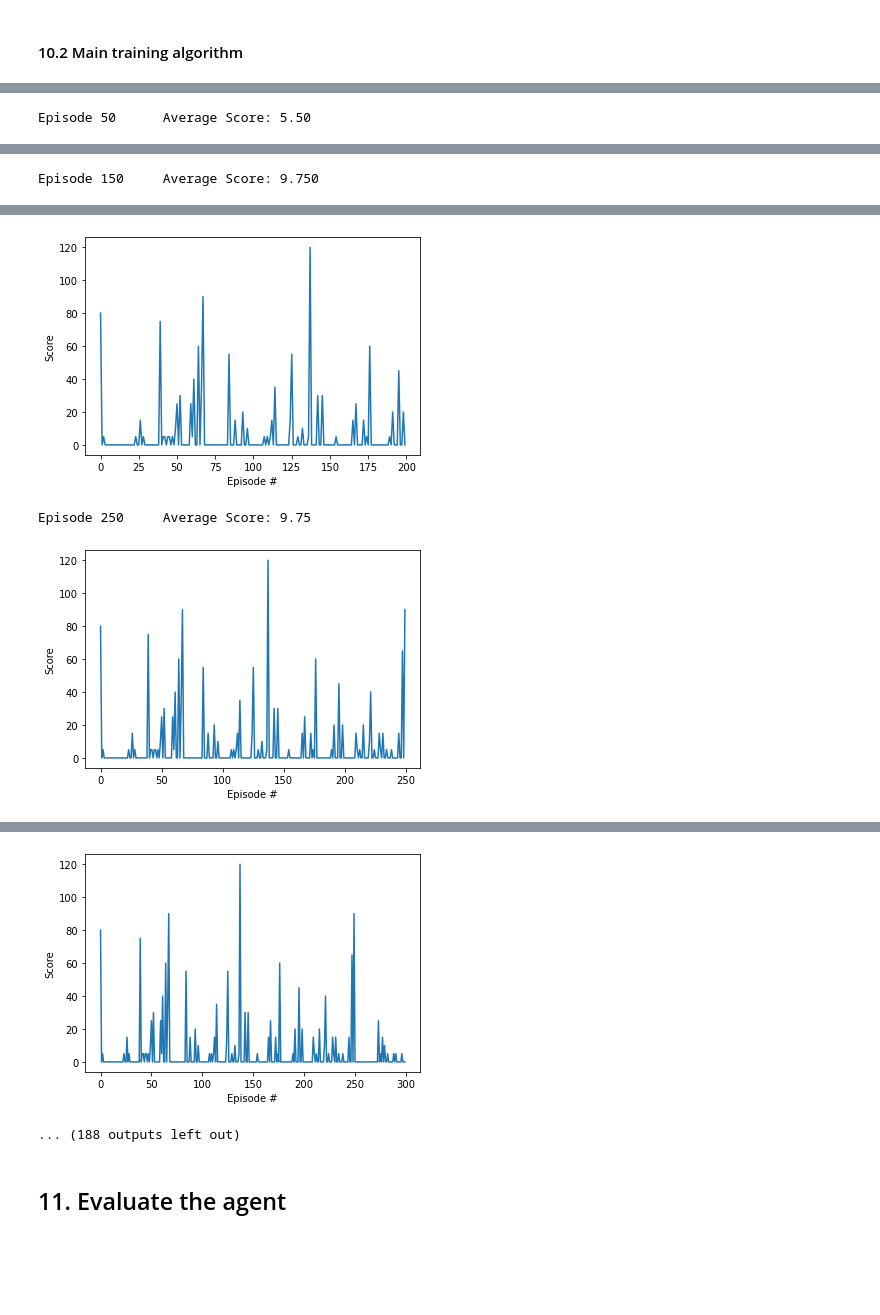
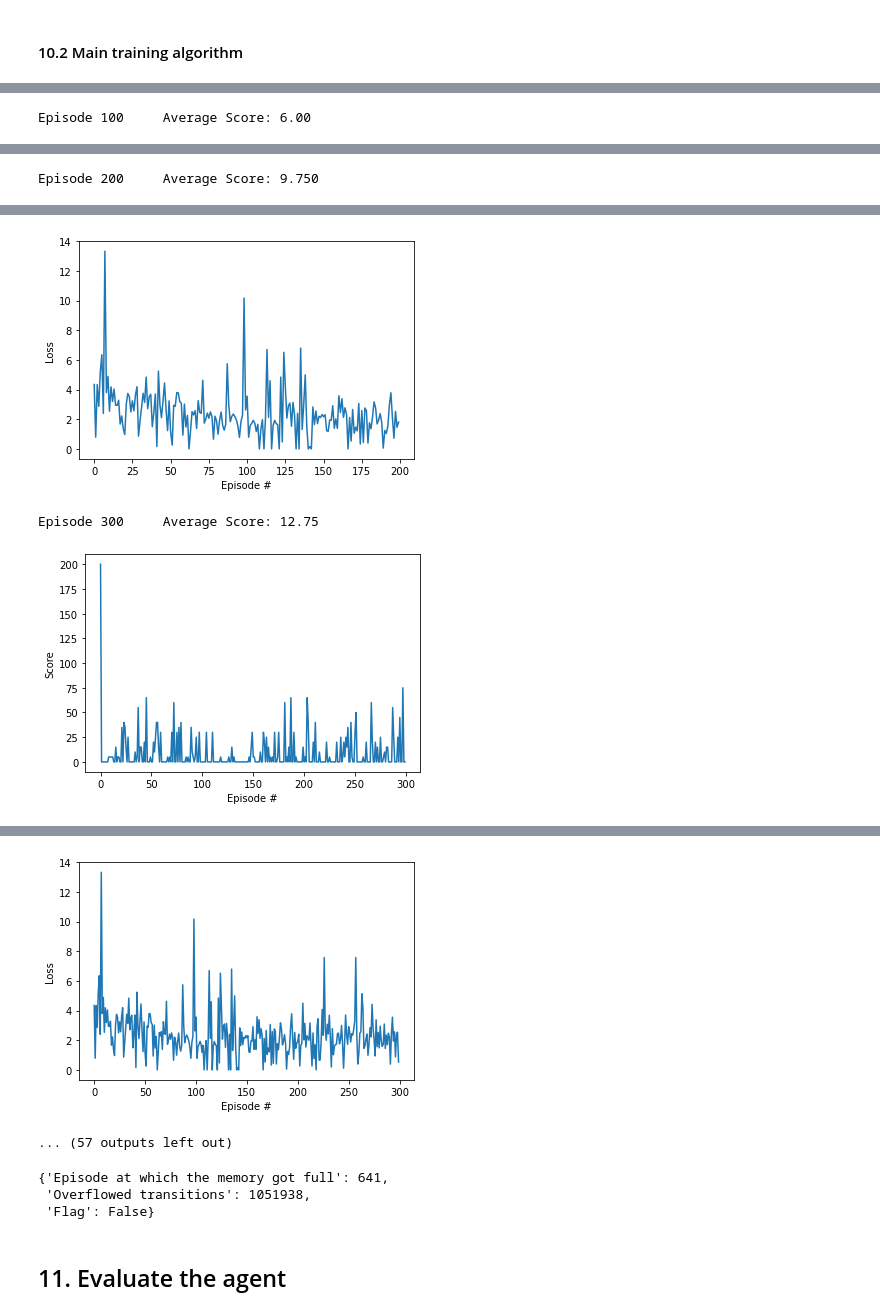
Before and after one commit to Mario-16180/AI701Project_MNM_RL, a Jupyter notebook: main.ipynb, the cells around one changed output, grey strips where cells are left out. Saved outputs shown, nothing was run; the diff lists cells and outputs as text; code cells hidden in the pictures; blank space fills up the shorter version.

Commit message:
Updated notebooks for heavy training

```diff
--- a/main.ipynb
+++ b/main.ipynb
@@ -244,7 +250,7 @@ update_after = 10000  # After which thershold replay to be started
 # Exploration vs Explotaition tradeoff, epsilon decays over time
 eps_start = 0.99        # starting value of epsilon
 eps_end = 0.01          # Ending value of epsilon
-eps_decay = 200         # Rate by which epsilon to be decayed
+eps_decay = 3500         # Rate by which epsilon to be decayed
 # %% [markdown]
 ## 8. Neural networks
 # %%
@@ -254,8 +260,6 @@ class DQN(nn.Module):
         super().__init__()
         self.device = torch.device('cuda:0' if torch.cuda.is_available() else 'cpu')
         self.model = None
-        self.optimizer = None
-        self.criterion = None
         self.model_path = model_path
 
     def build_model(self, n_stacked_frames, n_actions, learning_rate):
@@ -290,19 +294,4 @@ class DQN(nn.Module):
         print('Saving model')
         torch.save({
             'state_dict': self.model.state_dict(),
-            'optimizer': self.optimizer.state_dict(),
         }, self.model_path)
-
-    def load_model(self, training=False):
-
-        state = torch.load(self.model_path)
-
-        if training:
-            print('Loading model to continue training')
-            self.model.load_state_dict(state['state_dict'])
-            self.optimizer.load_state_dict(state['optimizer'])
-            self.model.train()
-        else:
-            print('Loading model for inference')
-            self.model.load_state_dict(state['state_dict'])
-            self.model.eval()
@@ -315,4 +297,0 @@ observation.shape
-# %%
-_  =  deque([np.zeros((84,84), dtype=np.int) for i in range(stack_size)], maxlen=4)
-
-state, _ = stack_frames(_, observation, True, env_si)
@@ -389,15 +314,15 @@ class Memory():
         for i in range(pretrain_length):
             # If it's the first step
             if i == 0:
-                stacked_frames  =  deque([np.zeros((84,84), dtype=np.int) for i in range(stack_size)], maxlen=4)
+                stacked_frames_deque  =  deque([np.zeros((84,84), dtype=np.int) for i in range(stack_size)], maxlen=4)
                 state = env.reset()
-                state, stacked_frames = stack_frames(stacked_frames, state, True, env)
+                state, stacked_frames_deque = stack_frames(stacked_frames_deque, state, True, env)
             # Get the next_state, the rewards, done by taking a random action
             action = env.action_space.sample()
             next_state, reward, done, _ = env.step(action)
 
             # Stack the frames
-            next_state, stacked_frames = stack_frames(stacked_frames, next_state, False, env)
+            next_state, stacked_frames_deque = stack_frames(stacked_frames_deque, next_state, False, env)
 
             # If the episode is finished (we're dead 3x)
             if done:
@@ -411,7 +336,7 @@ class Memory():
                 state = env.reset()
 
                 # Stack the frames
-                state, stacked_frames = stack_frames(stacked_frames, state, True, env)
+                state, stacked_frames_deque = stack_frames(stacked_frames_deque, state, True, env)
 
             else:
                 # Add experience to memory
@@ -600,4 +498,4 @@ def train(n_episodes=1000, game=env_si):
 # %%
-agent, scores = train(5000, env_si)
+agent, memory, memory_info, scores, loss_window = train(20000, env_si)
 # %% [output]
-Episode 50      Average Score: 5.50
+Episode 100     Average Score: 6.00
@@ -607 +505 @@ Episode 100     Average Score: 5.00
-Episode 150     Average Score: 9.750
+Episode 200     Average Score: 9.750
@@ -610,3 +508,3 @@ Episode 200     Average Score: 4.50
-[figure, old version]
+[figure, new version]
-Episode 250     Average Score: 9.75
+Episode 300     Average Score: 12.75
-[figure, old version]
+[figure, new version]
@@ -614,4 +512,10 @@ Episode 300     Average Score: 1.00
-[figure, old version]
+[figure, new version]
-... (188 outputs left out)
+... (57 outputs left out)
+# %%
+memory_info
+# %% [output]
+{'Episode at which the memory got full': 641,
+ 'Overflowed transitions': 1051938,
+ 'Flag': False}
 # %% [markdown]
 ## 11. Evaluate the agent
```
Also changed, not shown: parts of 32 cells of this notebook, 1 other file.
